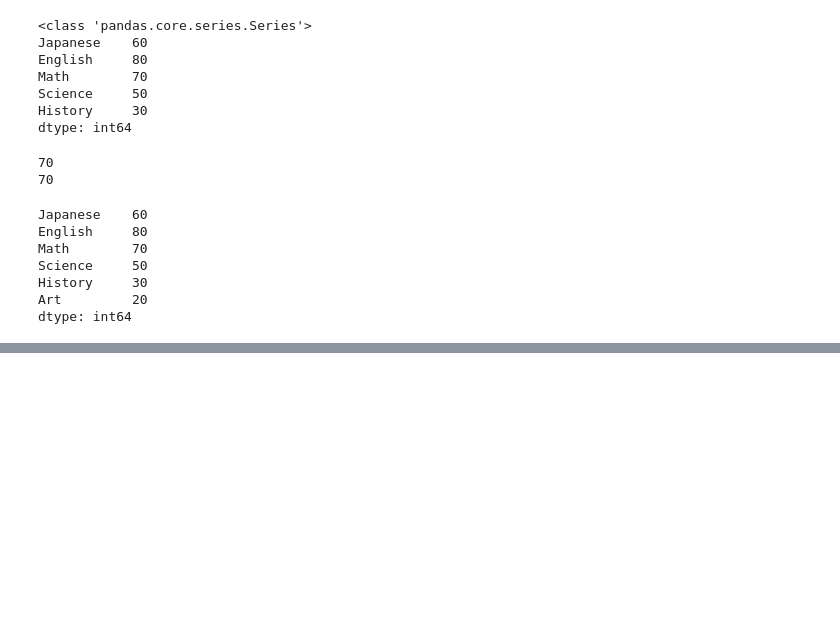
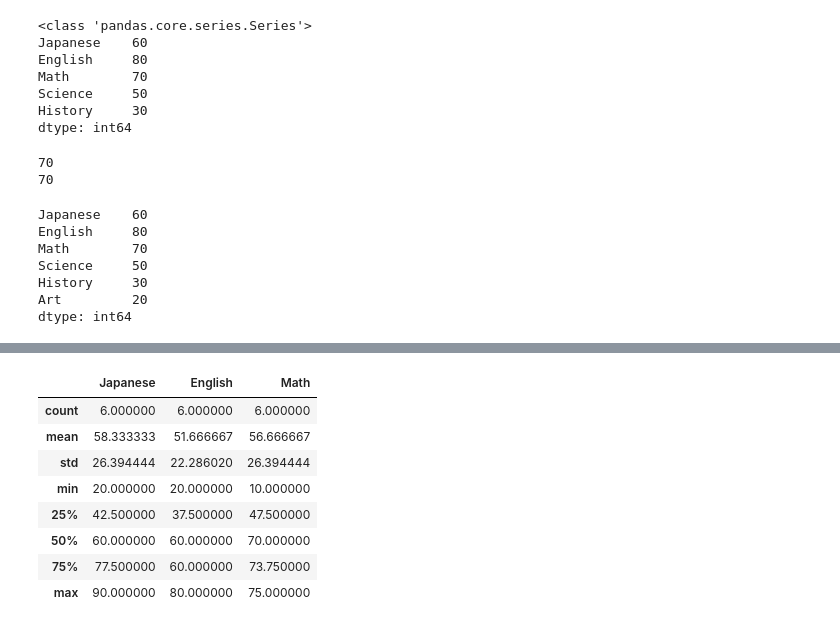
Before and after one commit to domonjo01/colaboratory, a Jupyter notebook: my_notebook.ipynb, the cells around one changed output, grey strips where cells are left out. Saved outputs shown, nothing was run; the diff lists cells and outputs as text; code cells hidden in the pictures; blank space fills up the shorter version.

```diff
--- a/my_notebook.ipynb
+++ b/my_notebook.ipynb
@@ -640,3 +640,12 @@ Science     50
 History     30
 Art         20
 dtype: int64
+# %%
+import pandas as pd
+a = pd.DataFrame([[80, 60, 70, True],
+                  [90, 80, 70, True],
+                  [70, 60, 75, True],
+                  [40, 60, 75, False],
+                  [20, 30, 40, False],
+                  [50, 20, 10, False]])
+a
@@ -642,0 +660,6 @@ dtype: int64
+# %%
+import pandas as pd
+
+a.index = ["Taro", "Hanako", "Jiro", "Sachiko", "Saburo", "Yoko"]
+a.columns = ["Japanese", "English", "Math", "Result"]
+a
@@ -642,0 +696,12 @@ dtype: int64
+# %%
+a.describe() # 基本的な統計量
+# %% [output]
+|  | Japanese | English | Math |
+| count | 6.000000 | 6.000000 | 6.000000 |
+| mean | 58.333333 | 51.666667 | 56.666667 |
+| std | 26.394444 | 22.286020 | 26.394444 |
+| min | 20.000000 | 20.000000 | 10.000000 |
+| 25% | 42.500000 | 37.500000 | 47.500000 |
+| 50% | 60.000000 | 60.000000 | 70.000000 |
+| 75% | 77.500000 | 60.000000 | 73.750000 |
+| max | 90.000000 | 80.000000 | 75.000000 |
```
Also changed, not shown: parts of 9 cells of this notebook.
